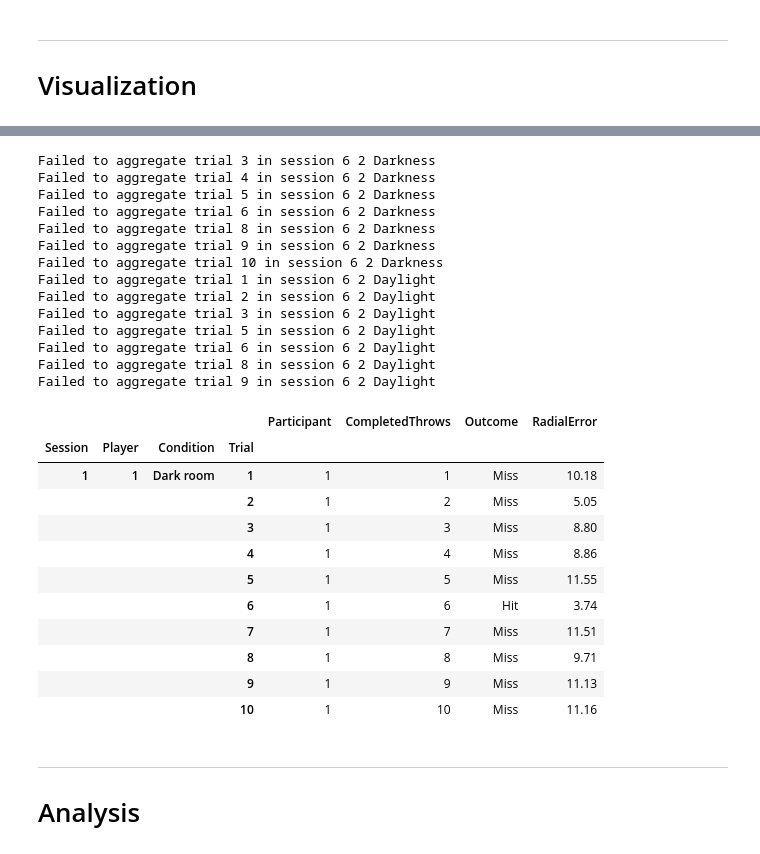
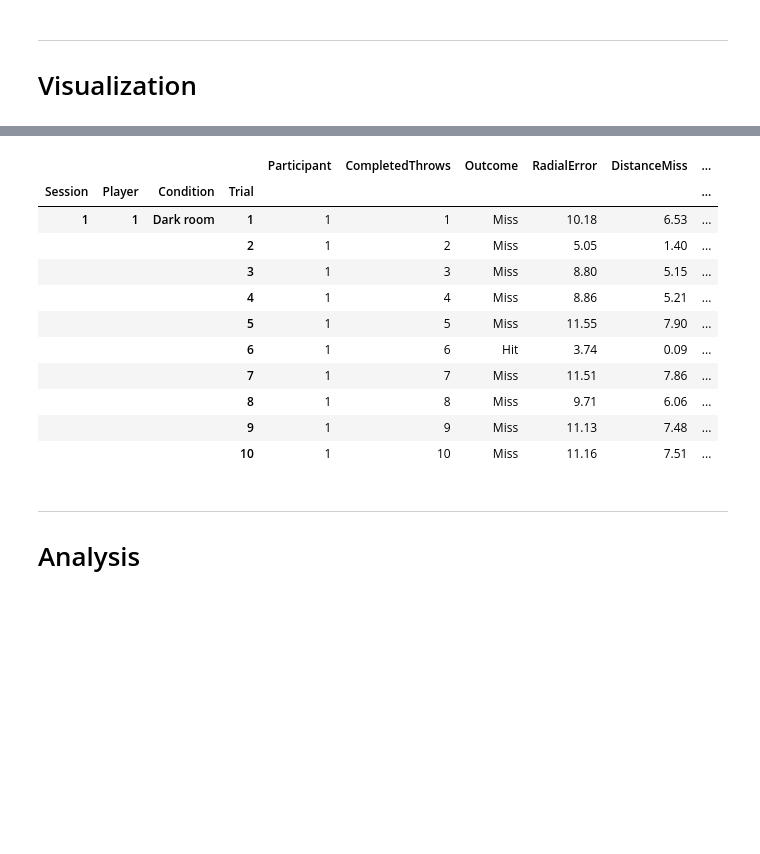
Before and after one commit to dlundgaard/BeerPongMastery, a Jupyter notebook: Analysis/analysis.ipynb, the cells around one changed output, grey strips where cells are left out. Drawn from its saved outputs; the diff is of its cells as text; code cells hidden in the pictures; blank space fills up the shorter version.

```diff
--- a/Analysis/analysis.ipynb
+++ b/Analysis/analysis.ipynb
@@ -130,7 +130,7 @@ class Trial(pd.Series):
                 self[marker],
                 reference_timepoint,
                 pre = DISPATCH_MARGIN,
-                post = 0.6
+                post = 1.1
             )
 
     def ball_distance_to_cup_centroid(self):
@@ -159,8 +159,6 @@ class Dataset(pd.Series):
         for session_path in Path(DATA_PATH).iterdir():
             if session_path.name.startswith("Session"):
                 session_id = int(session_path.name[7:])
-                if session_id != 6:
-                    continue
                 recording_data = []
                 for recording_path in session_path.iterdir():
                     if recording_path.suffix == ".tsv":
@@ -428,60 +426,53 @@ def aggregate():
                     ball_data["Longitude"] = ball_data["X"]
 
                     session_summaries.append({
                         "Session": session,
                         "Player": player_id,
                         "Condition": "Dark room" if condition == "Darkness" else "Lit room",
                         "Trial": trial,
                         "CompletedThrows": trial if condition == "Darkness" else trial + 10,
                         "Outcome": "Hit" if trial_data.outcome else "Miss",
                         "RadialError": ball_data[above_brim_plane]["DistanceHorizontal"].iloc[0], # minimum distance from cup centroid in cm
-                        # "DistanceMiss": max(0, ball_data[above_brim_plane]["Distance"].iloc[0] - HIT_RADIUS), # minimum distance from cup in cm
+                        "DistanceMiss": max(0, ball_data[above_brim_plane]["DistanceHorizontal"].iloc[0] - HIT_RADIUS), # minimum distance from cup in cm
+                        "ErrorLateral": ball_data[above_brim_plane]["Lateral"].iloc[0],
+                        "ErrorLongitude": ball_data[above_brim_plane]["Longitude"].iloc[0],
                         # "LateralMiss": max(0, abs(ball_data[above_brim_plane]["Lateral"]).min() - HIT_RADIUS), # lateral distance to cup in cm
                         # "LongitudeMiss": max(0, abs(ball_data[above_brim_plane]["Longitude"]).min() - HIT_RADIUS), # longitudinal distance to cup in cm
                         # "BallSpeedMax": ball_data["Speed"].max(), # ball max speed in m/s
                         # "BallAltitudeMax": ball_data["Z"].max(), # ball max altitude in cm
                         # "WristSpeedMax": trial_data["Wrist"]["Speed"].max(), # wrist max speed in m/s
                         # "DispatchDistance": -ball_data.iloc[int(DISPATCH_MARGIN * SAMPLE_RATE)]["X"], # distance to cup in cm at moment of dispatch
                         # "DispatchElbowAltitude": trial_data["Elbow"]["Z"].loc[ball_data["Speed"].idxmax()], # height of elbow in cm at time of dispatch
                     })
                 except:
                     print(f"Failed to aggregate trial {trial} in session {session} {player_id} {condition}")
         sessions.append(pd.DataFrame(session_summaries))
 
     results = pd.concat(sessions, ignore_index = True)
     results.insert(2, "Participant", results.groupby(["Session", "Player"]).ngroup() + 1)
     return results
 
 aggregated = aggregate()
+
+aggregated[["PreviousErrorLateral", "PreviousErrorLongitude"]] = aggregated.groupby(["Participant",  "Condition"])[["ErrorLateral", "ErrorLongitude"]].shift()
+
+aggregated["RectificationError"] = aggregated.apply(lambda data: np.linalg.norm(np.cross(np.stack(data[["PreviousErrorLateral", "PreviousErrorLongitude"]].values), np.stack(data[["ErrorLateral", "ErrorLongitude"]].values - data[["PreviousErrorLateral", "PreviousErrorLongitude"]].values))), axis = 1)
+
 aggregated.to_csv("aggregated.csv", index = False)
 aggregated.set_index(["Session", "Player", "Condition", "Trial"]).round(2).head(10)
 # %% [output]
-Failed to aggregate trial 3 in session 6 2 Darkness
-Failed to aggregate trial 4 in session 6 2 Darkness
-Failed to aggregate trial 5 in session 6 2 Darkness
-Failed to aggregate trial 6 in session 6 2 Darkness
-Failed to aggregate trial 8 in session 6 2 Darkness
-Failed to aggregate trial 9 in session 6 2 Darkness
-Failed to aggregate trial 10 in session 6 2 Darkness
-Failed to aggregate trial 1 in session 6 2 Daylight
-Failed to aggregate trial 2 in session 6 2 Daylight
-Failed to aggregate trial 3 in session 6 2 Daylight
-Failed to aggregate trial 5 in session 6 2 Daylight
-Failed to aggregate trial 6 in session 6 2 Daylight
-Failed to aggregate trial 8 in session 6 2 Daylight
-Failed to aggregate trial 9 in session 6 2 Daylight
-|  |  |  |  | Participant | CompletedThrows | Outcome | RadialError |
-| Session | Player | Condition | Trial |  |  |  |  |
-| 1 | 1 | Dark room | 1 | 1 | 1 | Miss | 10.18 |
-|  |  |  | 2 | 1 | 2 | Miss | 5.05 |
-|  |  |  | 3 | 1 | 3 | Miss | 8.80 |
-|  |  |  | 4 | 1 | 4 | Miss | 8.86 |
-|  |  |  | 5 | 1 | 5 | Miss | 11.55 |
-|  |  |  | 6 | 1 | 6 | Hit | 3.74 |
-|  |  |  | 7 | 1 | 7 | Miss | 11.51 |
-|  |  |  | 8 | 1 | 8 | Miss | 9.71 |
-|  |  |  | 9 | 1 | 9 | Miss | 11.13 |
-|  |  |  | 10 | 1 | 10 | Miss | 11.16 |
+|  |  |  |  | Participant | CompletedThrows | Outcome | RadialError | DistanceMiss | ... |
+| Session | Player | Condition | Trial |  |  |  |  |  | ... |
+| 1 | 1 | Dark room | 1 | 1 | 1 | Miss | 10.18 | 6.53 | ... |
+|  |  |  | 2 | 1 | 2 | Miss | 5.05 | 1.40 | ... |
+|  |  |  | 3 | 1 | 3 | Miss | 8.80 | 5.15 | ... |
+|  |  |  | 4 | 1 | 4 | Miss | 8.86 | 5.21 | ... |
+|  |  |  | 5 | 1 | 5 | Miss | 11.55 | 7.90 | ... |
+|  |  |  | 6 | 1 | 6 | Hit | 3.74 | 0.09 | ... |
+|  |  |  | 7 | 1 | 7 | Miss | 11.51 | 7.86 | ... |
+|  |  |  | 8 | 1 | 8 | Miss | 9.71 | 6.06 | ... |
+|  |  |  | 9 | 1 | 9 | Miss | 11.13 | 7.48 | ... |
+|  |  |  | 10 | 1 | 10 | Miss | 11.16 | 7.51 | ... |
 # %% [markdown]
 ---
 
```
Also changed, not shown: parts of 7 cells of this notebook, 8 other files.
